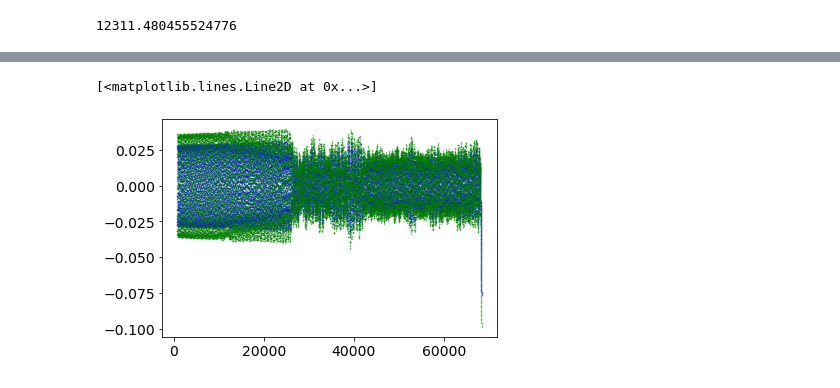
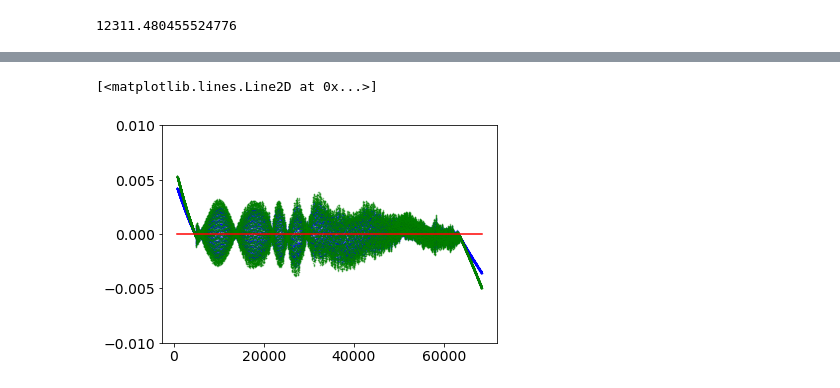
Before and after one commit to aquillen/asteroid_binary, a Jupyter notebook: myexamples/pylab/bin_BYORP1.ipynb, the cells around one changed output, grey strips where cells are left out. Drawn from its saved outputs; the diff is of its cells as text; code cells hidden in the pictures.

Commit message:
test of short s1 simulation in tidal lock
S1 simulation gives BYORP but only if I average over Sun's directions

```diff
--- a/myexamples/pylab/bin_BYORP1.ipynb
+++ b/myexamples/pylab/bin_BYORP1.ipynb
@@ -277,5 +341,15 @@ P_orb = 2*np.pi/meanmotion[0]
 print('Orbital period {:.1f}'.format(P_orb))
 # how many orbital periods do we have right now?
 print('tmax = {:.2e} tmax/P = {:.2f}'.format(max(tarr), max(tarr/P_orb)))
+
+abin_arr,l_bin = mkbin(theta_B)
+#plt.plot(abin_arr[:,0],'.') # looks ok
+
+# an orbit is Porb=32.49 and there should be about 1000 in a year (365*2)
+P_sun = 10*P_orb  # making this shorter so that we have a number of periods right now
+omega_Sun = 2.0*np.pi/P_sun
+incl=0;
+s_hat_arr = mk_s_hat(tarr,incl,omega_Sun)
+#plt.plot(s_hat_arr[:,0])  # a few periods in output so far
 # %% [output]
 Orbital period 32.5
@@ -283,12 +356,0 @@ tmax = 6.83e+04 tmax/P = 2101.13
-# %%
-# make a vector of binary directions and the binary orbit normal
-def mkbin(tarr,theta_B):
-    a_bin = np.zeros((len(tarr),3))
-    a_bin[:,0] = np.cos(theta_B)
-    a_bin[:,1] = np.sin(theta_B)
-    a_bin[:,2] = 0.0 # unit vector to binary
-    l_bin = np.array([0,0,1])  # orbit normal (approximately)
-    return a_bin,l_bin
-
-abin_arr,l_bin = mkbin(tarr,theta_B)
-plt.plot(a_bin[:,0],'.') # looks ok
@@ -335,21 +372,25 @@ tau_l_s=compute_BY_orbit(sphere.vertices,sphere.faces,tarr,s_hat_arr,qarr,abin_a
 # compute the BYORP torque for an ellipsoid, takes a while
 tau_l_b1=compute_BY_orbit(body1.vertices,body1.faces,tarr,s_hat_arr,qarr,abin_arr,l_bin)
 # %%
-tau_l_s_smo = median_filter(tau_l_s, size=400, mode='constant')
-tau_l_s_smos = savgol_filter(tau_l_s, 401, 2)
-tau_l_b1_smo = median_filter(tau_l_b1, size=400, mode='constant')
-tau_l_b1_smos = savgol_filter(tau_l_b1, 401, 2)
+slen=5001
+tau_l_s_smo = median_filter(tau_l_s, size=slen, mode='constant')
+tau_l_s_smos = savgol_filter(tau_l_s, slen, 2)
+tau_l_b1_smo = median_filter(tau_l_b1, size=slen, mode='constant')
+tau_l_b1_smos = savgol_filter(tau_l_b1, slen, 2)
 # %%
 #plt.plot(tarr,tau_l_s,'b.',ms=0.5,alpha=0.5)
 #plt.plot(tarr,tau_l_b1,'r.',ms=1,alpha=0.5)
 
 #plt.plot(tarr,tau_l_b1_smo,'b.',ms=1,alpha=0.5)
 #plt.plot(tarr,tau_l_s_smo,'g.',ms=1,alpha=0.5)
-i0 =400
-plt.plot(tarr[i0:],tau_l_b1_smos[i0:],'b.',ms=1,alpha=0.5)
-plt.plot(tarr[i0:],tau_l_s_smos[i0:],'g.',ms=1,alpha=0.5)
+i0 =400; i1 = len(tarr)
+#i0=13000;i1=i0+1000
+plt.plot(tarr[i0:i1],tau_l_b1_smos[i0:i1],'b.',ms=1,alpha=0.5)
+plt.plot(tarr[i0:i1],tau_l_s_smos[i0:i1],'g.',ms=1,alpha=0.5)
+plt.ylim([-0.01,0.01])
+plt.plot([min(tarr[i0:i1]),max(tarr[i0:i1])],[0,0],'r-')
 # %% [output]
 [<matplotlib.lines.Line2D at 0x...>]
-[figure, old version]
+[figure, new version]
 # %%
 # they look the same
```
Also changed, not shown: parts of 14 cells of this notebook.
